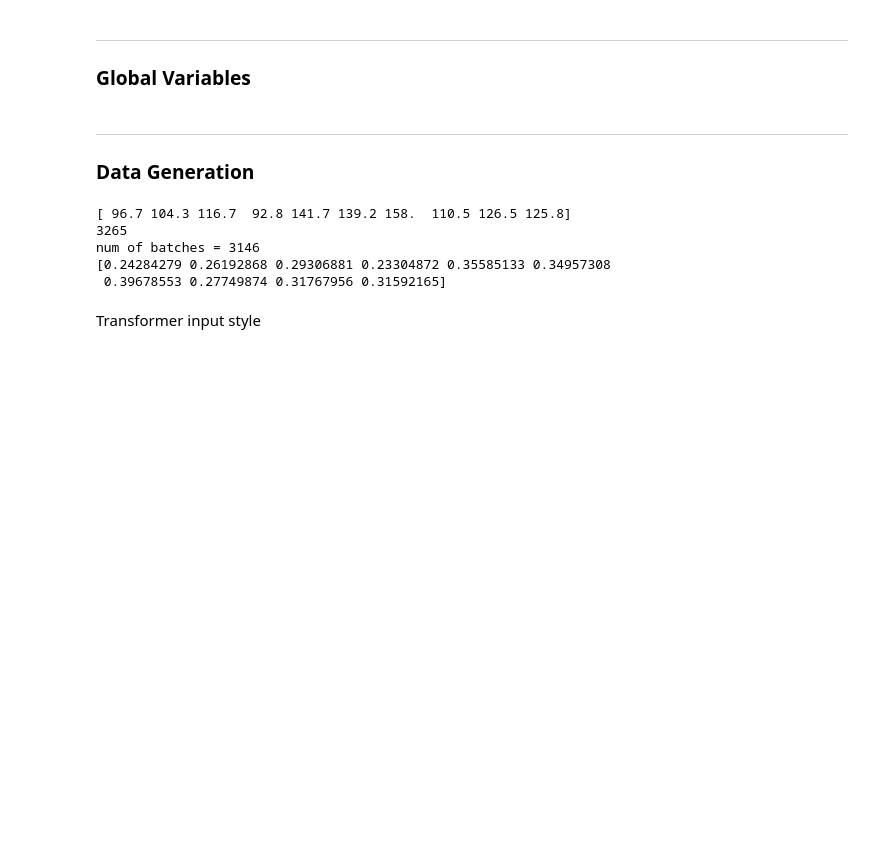
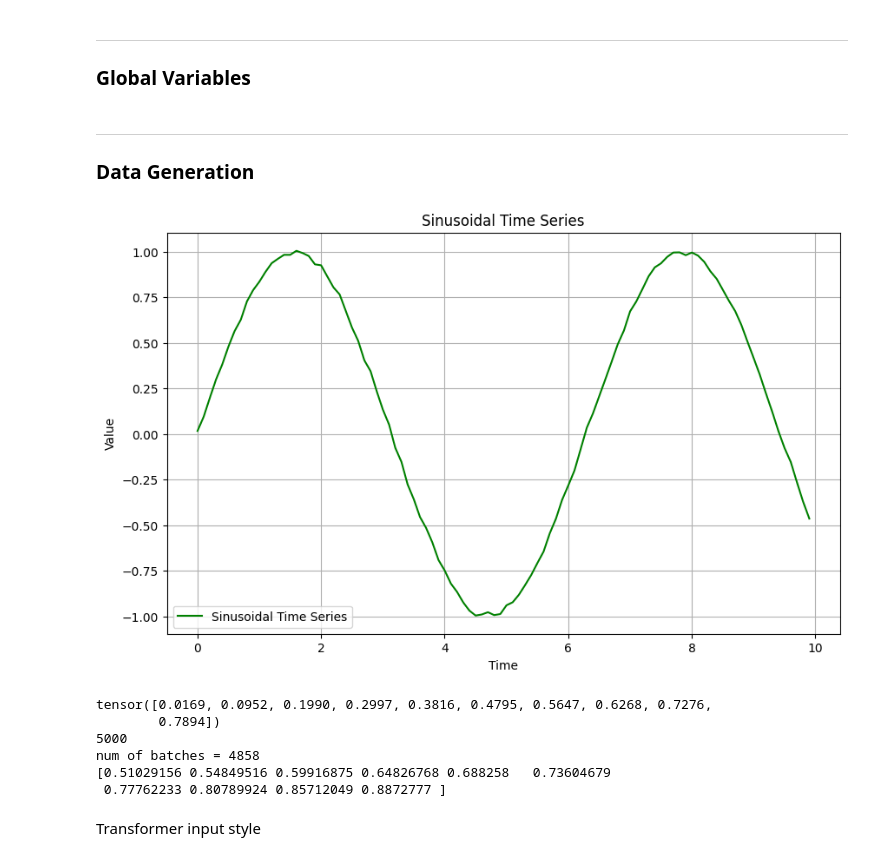
Before and after one commit to kevinscaccia/Time-Series-Transformers, a Jupyter notebook: simple_serie_test.ipynb, the cells around one changed output. Cells and saved outputs as stored; diff of their text form; code cells hidden in the pictures; blank space fills up the shorter version.

```diff
--- a/simple_serie_test.ipynb
+++ b/simple_serie_test.ipynb
@@ -32,30 +177,9 @@ from transformer import TimeSeriesTransformer
 ### Global Variables
 # %%
 # Past steps used to forecast
-INPUT_LEN = 100
+INPUT_LEN = 128
 # Future steps to forecast during training
-FORECAST_HORIZON = 20
+FORECAST_HORIZON = 15
 # %% [markdown]
 ---
 ### Data Generation
-# %%
-def make_batches(serie, input_len, forecast_horizon):
-    chunk_size = input_len + forecast_horizon
-    data = create_chunks(serie, chunk_size)
-    data = [prepare_input(sample, input_len, forecast_horizon) for sample in data]
-    enc_x = torch.tensor(np.asarray([sample[0] for sample in data]),dtype=torch.float32)
-    dec_x = torch.tensor(np.asarray([sample[1] for sample in data]),dtype=torch.float32)
-    tgt_y = torch.tensor(np.asarray([sample[2] for sample in data]),dtype=torch.float32)
-
-    return enc_x, dec_x, tgt_y
-def prepare_input(serie: torch.Tensor, encoder_len: int, target_len: int):
-    #
-    assert(len(serie) == encoder_len+target_len)
-    serie = torch.tensor(serie, dtype=torch.float32)
-    # encoder input
-    encoder_input = serie[:encoder_len]
-    # decoder input (It must have the same dimension as the target sequence. It must contain the last value of src, and all values of target_y except the last (i.e. it must be shifted right by 1))
-    decoder_input = serie[encoder_len-1:-1]
-    # target output (decoder output target)
-    decoder_target = serie[-target_len:]
-    return encoder_input.unsqueeze(-1), decoder_input.unsqueeze(-1), decoder_target.unsqueeze(-1)
@@ -79,21 +186,23 @@ def prepare_input(serie: torch.Tensor, encoder_len: int, target_len: int):
 # %%
 import pandas as pd
 from sklearn.preprocessing import MinMaxScaler
-original_data = pd.read_csv('./Sunspots.csv')['Monthly Mean Total Sunspot Number'].values
-# original_data = generate_serie_simple(500, False, True)
+# original_data = pd.read_csv('./Sunspots.csv')['Monthly Mean Total Sunspot Number'].values
+original_data = generate_data(5_000)# generate_serie_simple(500, True, True)
 print(original_data[:10])
 scaler = MinMaxScaler()
 data = scaler.fit_transform(original_data.reshape(-1,1)).flatten()
 print(len(data))
 enc_x, dec_x, tgt_y = make_batches(data, INPUT_LEN, FORECAST_HORIZON)
 print(f'num of batches = {enc_x.shape[0]}')
 print(data[:10])
 # %% [output]
+[figure, added]
-[ 96.7 104.3 116.7  92.8 141.7 139.2 158.  110.5 126.5 125.8]
-3265
-num of batches = 3146
-[0.24284279 0.26192868 0.29306881 0.23304872 0.35585133 0.34957308
- 0.39678553 0.27749874 0.31767956 0.31592165]
+tensor([0.0169, 0.0952, 0.1990, 0.2997, 0.3816, 0.4795, 0.5647, 0.6268, 0.7276,
+        0.7894])
+5000
+num of batches = 4858
+[0.51029156 0.54849516 0.59916875 0.64826768 0.688258   0.73604679
+ 0.77762233 0.80789924 0.85712049 0.8872777 ]
 # %% [markdown]
 Transformer input style
 # %%
```
Also changed, not shown: parts of 29 cells of this notebook, 20 other files.
